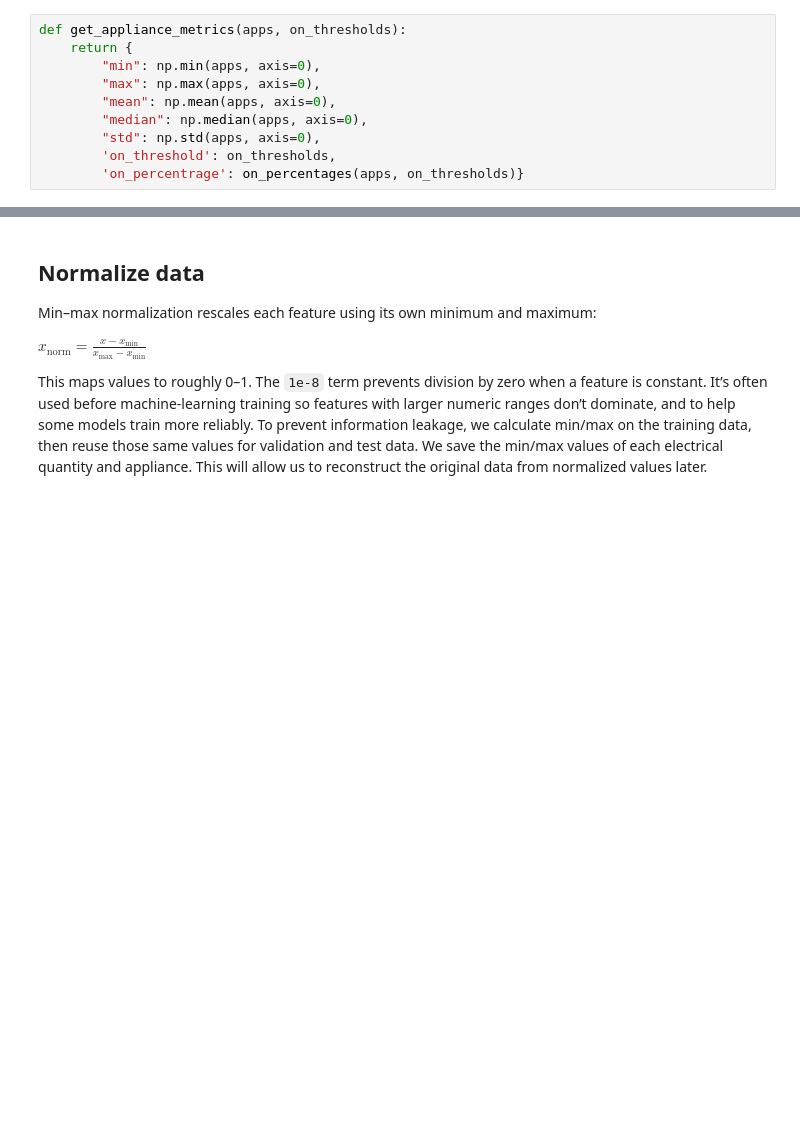
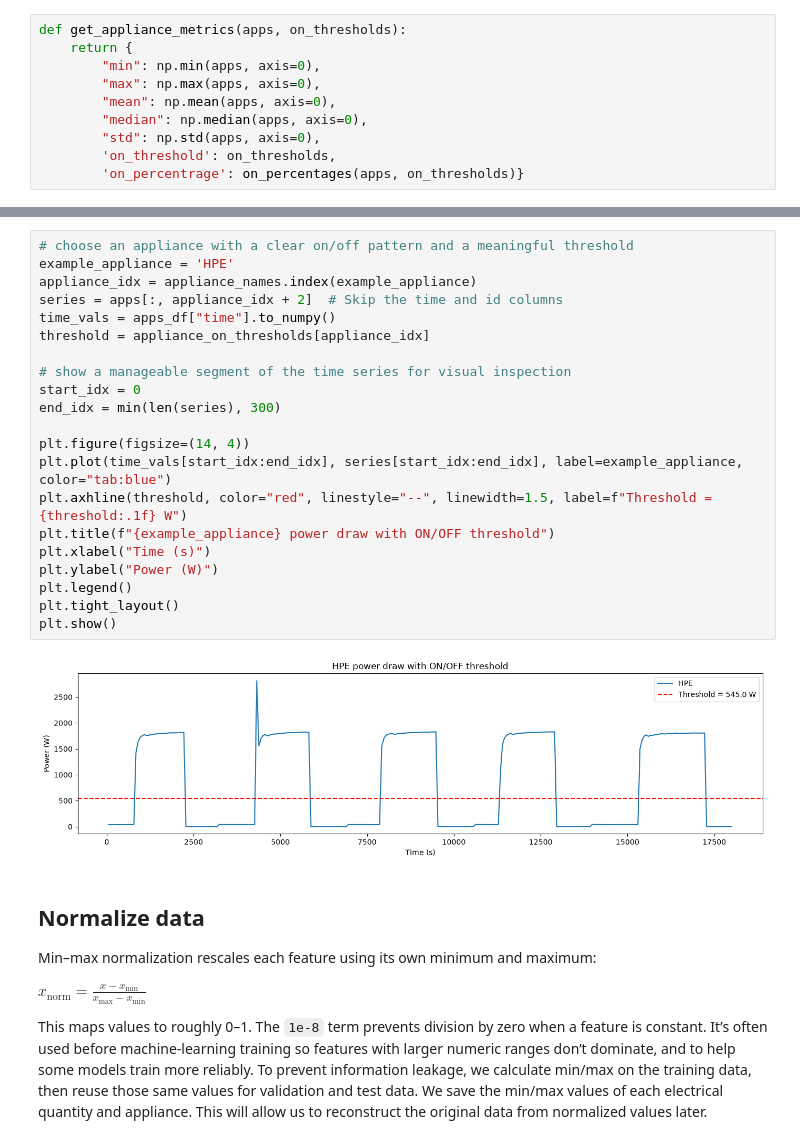
Before and after one commit to codettlaff/Differential-Privacy-PESGM2026, a Jupyter notebook: data_generation.ipynb, the cells around one changed output, grey strips where cells are left out. Cells and saved outputs as stored; diff of their text form; blank space fills up the shorter version.

```diff
--- a/data_generation.ipynb
+++ b/data_generation.ipynb
@@ -168,3 +219,26 @@ Appliance Metrics
+# %%
+# choose an appliance with a clear on/off pattern and a meaningful threshold
+example_appliance = 'HPE'
+appliance_idx = appliance_names.index(example_appliance)
+series = apps[:, appliance_idx + 2]  # Skip the time and id columns
+time_vals = apps_df["time"].to_numpy()
+threshold = appliance_on_thresholds[appliance_idx]
+
+# show a manageable segment of the time series for visual inspection
+start_idx = 0
+end_idx = min(len(series), 300)
+
+plt.figure(figsize=(14, 4))
+plt.plot(time_vals[start_idx:end_idx], series[start_idx:end_idx], label=example_appliance, color="tab:blue")
+plt.axhline(threshold, color="red", linestyle="--", linewidth=1.5, label=f"Threshold = {threshold:.1f} W")
+plt.title(f"{example_appliance} power draw with ON/OFF threshold")
+plt.xlabel("Time (s)")
+plt.ylabel("Power (W)")
+plt.legend()
+plt.tight_layout()
+plt.show()
+# %% [output]
+[figure, added]
 # %% [markdown]
 ## Normalize data
 
```
Also changed, not shown: parts of 10 cells of this notebook, 2 other files.
